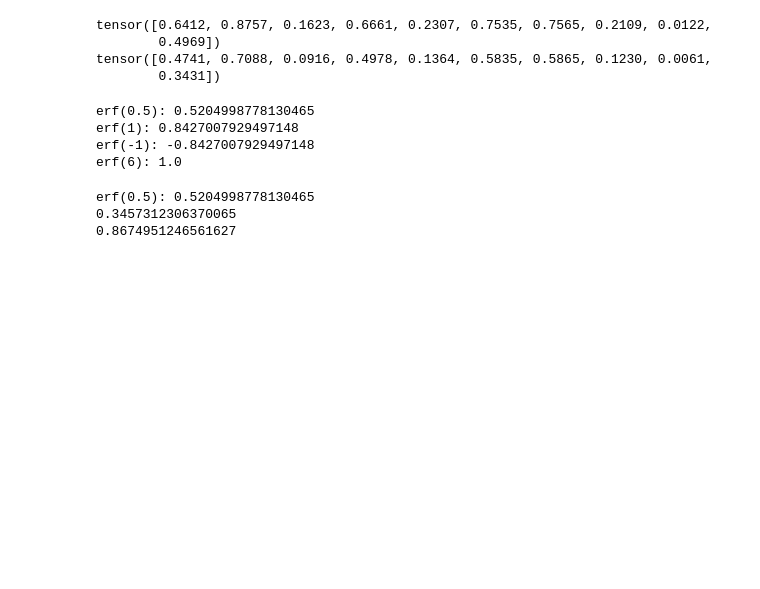
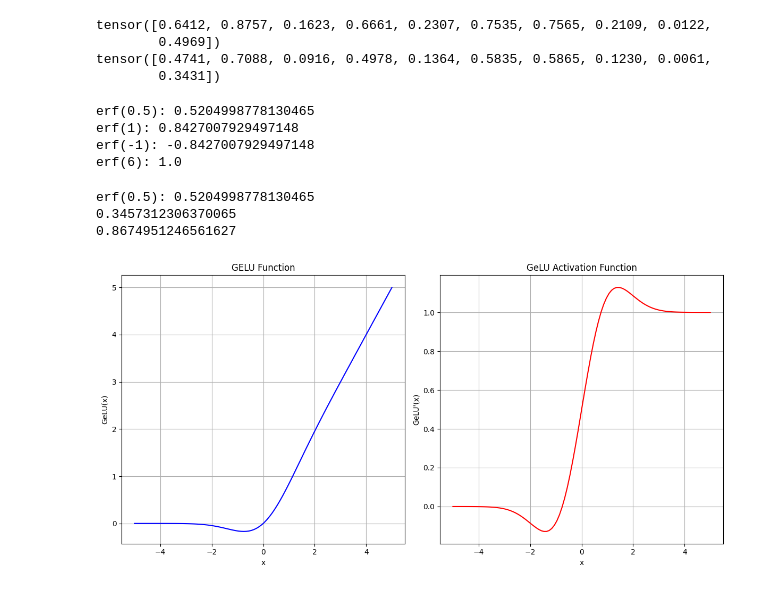
Before and after one commit to Sakurasilent/work_lr, a Jupyter notebook: deep_lr/gelu_lr.ipynb, the cells around one changed output. Saved outputs shown, nothing was run; the diff lists cells and outputs as text; code cells hidden in the pictures; blank space fills up the shorter version.

```diff
--- a/deep_lr/gelu_lr.ipynb
+++ b/deep_lr/gelu_lr.ipynb
@@ -60,3 +60,29 @@ print(gelu_activation(0.5))
 erf(0.5): 0.5204998778130465
 0.3457312306370065
 0.8674951246561627
+# %%
+x = np.linspace(-5, 5, 100)
+
+y_gelu = gelu(x)
+y_gelu_activation = gelu_activation(x)
+
+fig, (ax1, ax2) = plt.subplots(1, 2, figsize=(12, 6))
+
+ax1.plot(x, y_gelu, color='blue')
+ax1.set_title('GELU Function')
+ax1.set_xlabel('x')
+ax1.set_ylabel('GeLU(x)')
+ax1.grid(True)
+
+# 绘制GeLU函数导数图像
+ax2.plot(x, y_gelu_activation, color='red')
+ax2.set_title('GeLU Activation Function')
+ax2.set_xlabel('x')
+ax2.set_ylabel('GeLU\'(x)')
+ax2.grid(True)
+
+# 显示图形
+plt.tight_layout()
+plt.show()
+# %% [output]
+[figure, added]
```
Also changed, not shown: parts of 1 cell of this notebook.
